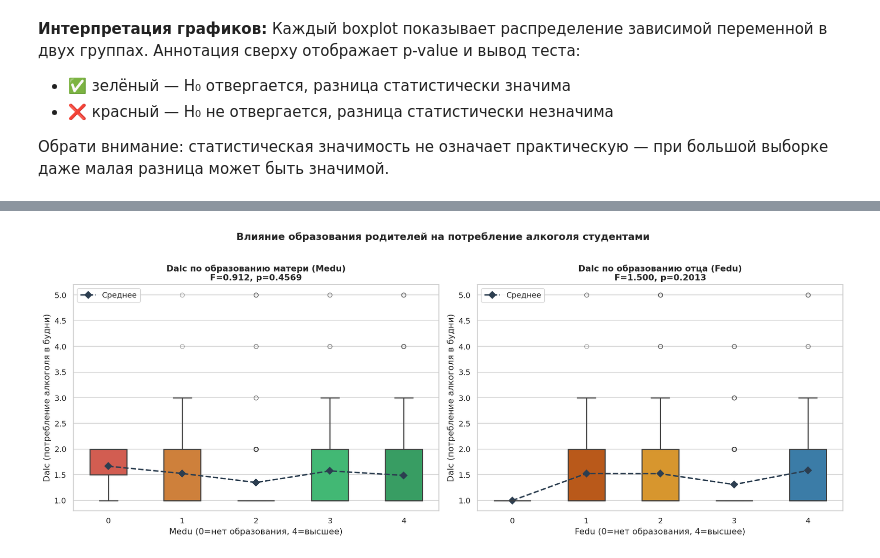
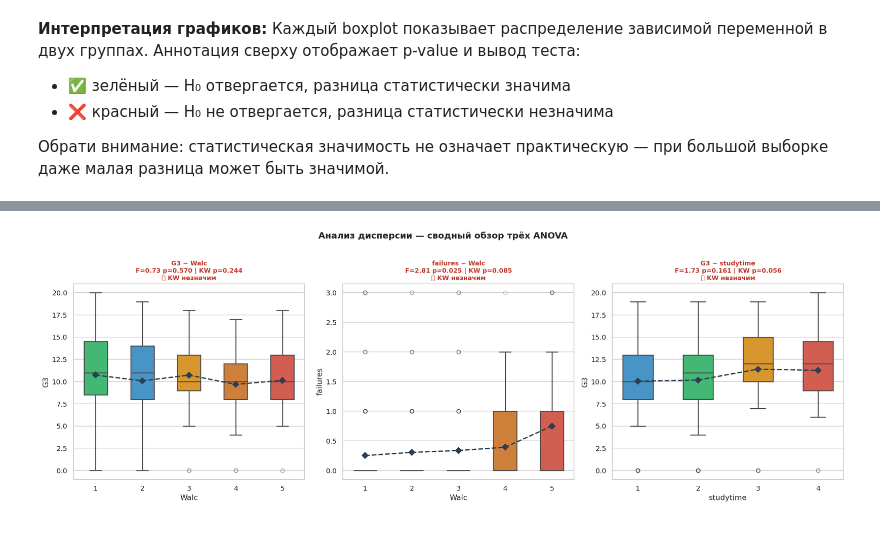
Before and after one commit to falcon-ov/msad-lab1, a Jupyter notebook: lab1.ipynb, the cells around one changed output, grey strips where cells are left out. Saved outputs shown, nothing was run; the diff lists cells and outputs as text; code cells hidden in the pictures.

```diff
--- a/lab1.ipynb
+++ b/lab1.ipynb
@@ -1376,14 +1471,15 @@ plt.show()
 # %%
 # -------------------------------------------------------------
-# 5.3 internet (да/нет) × Walc_bin (высокий/низкий)
+# 5.3 goout_bin × Walc_bin: социальная активность и алкоголь
 # -------------------------------------------------------------
 
-ct_53, res_53, raw_53, p_53 = run_chi2(
-    "internet", "Walc_bin",
-    "Интернет дома", "Walc (высокий/низкий)",
-    "Таблица 12 — χ²: наличие интернета × потребление алкоголя в выходные"
+ct_53, pct_53, res_53, raw_53, rawpct_53, p_53 = run_chi2_full(
+    "goout_bin", "Walc_bin", "goout", "Walc",
+    h0="Частота выходов с друзьями и уровень Walc — независимы",
+    h1="Студенты, часто выходящие с друзьями, пьют значимо больше",
+    caption="Таблица 13 — goout_bin × Walc_bin"
 )
-
 display(ct_53)
+display(pct_53)
 display(res_53)
 # %% [output]
@@ -1854,42 +1996,60 @@ display(an_63)
 # %%
 # -------------------------------------------------------------
-# 6.4 Сравнительная визуализация: Dalc по Medu и Fedu
+# 6.4 Сводная визуализация всех трёх ANOVA
 # -------------------------------------------------------------
 
-fig, axes = plt.subplots(1, 2, figsize=(16, 6))
+fig, axes = plt.subplots(1, 3, figsize=(18, 6))
 
-medu_palette = ["#e74c3c", "#e67e22", "#f39c12", "#2ecc71", "#27ae60"]
-fedu_palette = ["#c0392b", "#d35400", "#f39c12", "#3498db", "#2980b9"]
+anova_info = [
+    (axes[0], "Walc",      "G3",
+     f"G3 ~ Walc\nF={f_61:.2f} p={p_61:.3f} | KW p={pkw_61:.3f}",
+     ["#2ecc71","#3498db","#f39c12","#e67e22","#e74c3c"],
+     pkw_61),
+    (axes[1], "Walc",      "failures",
+     f"failures ~ Walc\nF={f_62:.2f} p={p_62:.3f} | KW p={pkw_62:.3f}",
+     ["#2ecc71","#3498db","#f39c12","#e67e22","#e74c3c"],
+     pkw_62),
+    (axes[2], "studytime", "G3",
+     f"G3 ~ studytime\nF={f_63:.2f} p={p_63:.3f} | KW p={pkw_63:.3f}",
+     ["#3498db","#2ecc71","#f39c12","#e74c3c"],
+     pkw_63),
+]
 
-for ax, col, palette, f_val, p_val, title in zip(
-    axes,
-    ["Medu", "Fedu"],
-    [medu_palette, fedu_palette],
-    [f_62, f_63],
-    [p_62, p_63],
-    ["Dalc по образованию матери (Medu)",
-     "Dalc по образованию отца (Fedu)"]
-):
-    sns.boxplot(data=df, x=col, y="Dalc",
-                palette=palette, width=0.5,
-                linewidth=1.5, ax=ax,
-                flierprops=dict(marker="o", alpha=0.4))
-    means = df.groupby(col)["Dalc"].mean()
+for ax, x_col, y_col, title, palette, p_kw in anova_info:
+    unique_vals = sorted(df[x_col].unique())
+    palette_map = {str(v): c
+                   for v, c in zip(unique_vals, palette)}
+    df["_x_str"] = df[x_col].astype(str)
+
+    sns.boxplot(data=df, x=x_col, y=y_col,
+                hue="_x_str",
+                palette=palette_map,
+                width=0.5, linewidth=1.5,
+                flierprops=dict(marker="o", alpha=0.3),
+                legend=False, ax=ax)
+
+    # Средние точки
+    means = df.groupby(x_col)[y_col].mean()
     ax.plot(range(len(means)), means.values,
             marker="D", color="#2c3e50",
             linewidth=2, markersize=7,
-            linestyle="--", label="Среднее")
-    ax.set_title(f"{title}\nF={f_val:.3f}, p={p_val:.4f}",
-                 fontsize=12, fontweight="bold")
-    ax.set_xlabel(f"{col} (0=нет образования, 4=высшее)")
-    ax.set_ylabel("Dalc (потребление алкоголя в будни)")
-    ax.legend()
+            linestyle="--", zorder=5)
 
-plt.suptitle("Влияние образования родителей на потребление алкоголя студентами",
+    sig = "✅ KW значим" if p_kw < 0.05 else "❌ KW незначим"
+    color_title = "#27ae60" if p_kw < 0.05 else "#c0392b"
+    ax.set_title(title + f"\n{sig}",
+                 fontsize=10, fontweight="bold",
+                 color=color_title)
+    ax.set_xlabel(x_col)
+    ax.set_ylabel(y_col)
+
+df.drop(columns=["_x_str"], inplace=True, errors="ignore")
+
+plt.suptitle("Анализ дисперсии — сводный обзор трёх ANOVA",
              fontsize=14, fontweight="bold", y=1.02)
 plt.tight_layout()
-plt.savefig("anova_dalc_edu.png", bbox_inches="tight")
+plt.savefig("anova_summary.png", bbox_inches="tight")
 plt.show()
 # %% [output]
-[figure, old version]
+[figure, new version]
 # %% [markdown]
```
Also changed, not shown: parts of 38 cells of this notebook, 5 other files.
